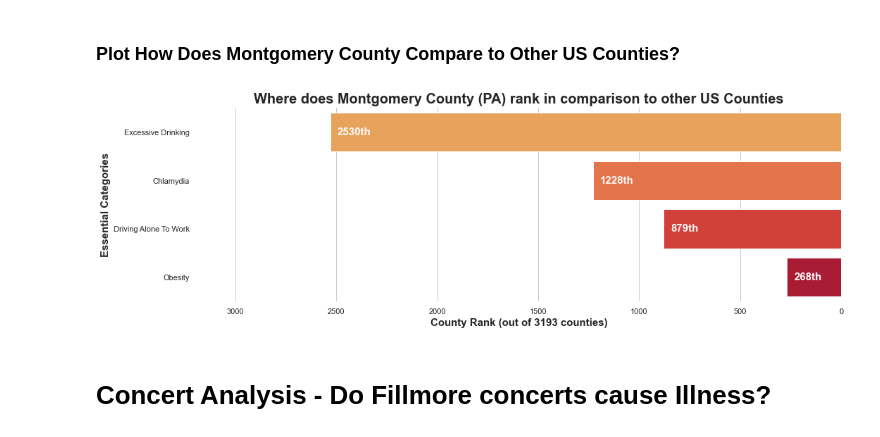
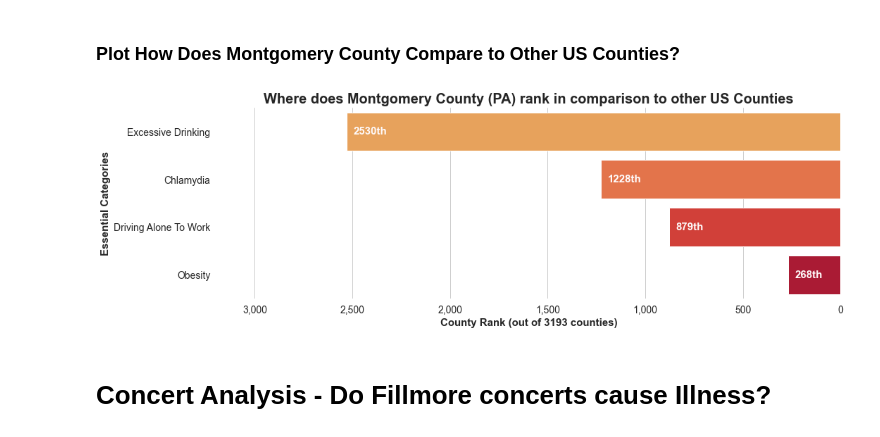
Before and after one commit to ClodettaV/Team_challenge_1, a Jupyter notebook: Dans_Part.ipynb, the cells around one changed output. Drawn from its saved outputs; the diff is of its cells as text; code cells hidden in the pictures.

```diff
--- a/Dans_Part.ipynb
+++ b/Dans_Part.ipynb
@@ -163,34 +163,39 @@ fig1, ax1 = plt.subplots(figsize=(15,5))
 pal = sns.color_palette("YlOrRd", len("Metric"))
 rank = MC_Stats_df["Rank"].argsort().argsort()
 
 # Plot the total crashes
 sns.set_color_codes("pastel")
 g=sns.barplot(x="Rank", y="Metric", data=MC_Stats_df,label="Rank",palette=np.array(pal[::-1])[rank])
 
 
 
 # Add a legend and informative axis label
 #ax.legend(ncol=2, loc="lower right", frameon=True)
 ax1.set(
     xlim=(0,No_Counties))
 sns.despine(left=True, bottom=True)
 ax1.set_title('Where does Montgomery County (PA) rank in comparison to other US Counties',
              fontdict ={
                  'fontsize': 20,
                  'fontweight' : 'bold'
                          })
 plt.xlabel(f"County Rank (out of {No_Counties} counties)",size=15,fontweight='bold')
 plt.ylabel(f"Essential Categories",size=15,fontweight='bold')
 
+xticks1=ax1.get_xticks()
+ax1.set_xticklabels(['{:,.0f}'.format(x)  for x in xticks1],fontdict={'fontsize':14})
+
+plt.yticks(fontsize=14)
+
 ax1.invert_xaxis()
 
 plt.bar_label(g.containers[0],fmt='%ith', label_type='edge', padding=10,color='snow',fontsize=15,fontweight='bold')
 fig1.tight_layout()
 plt.show()
 fig1.savefig('fig1.png')
 pp.savefig(fig1)
 # %% [output]
-[figure, old version]
+[figure, new version]
 # %% [markdown]
 # Concert Analysis - Do Fillmore concerts cause Illness?
 # %% [markdown]
```
Also changed, not shown: parts of 19 cells of this notebook, 3 other files.
